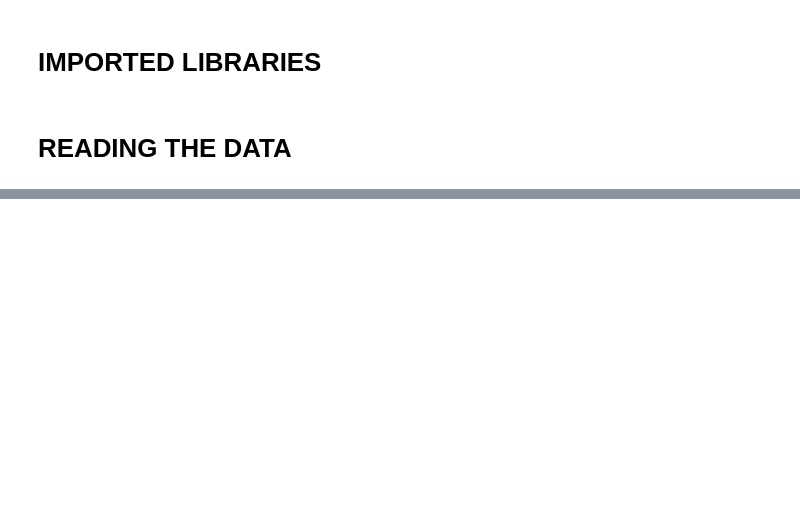
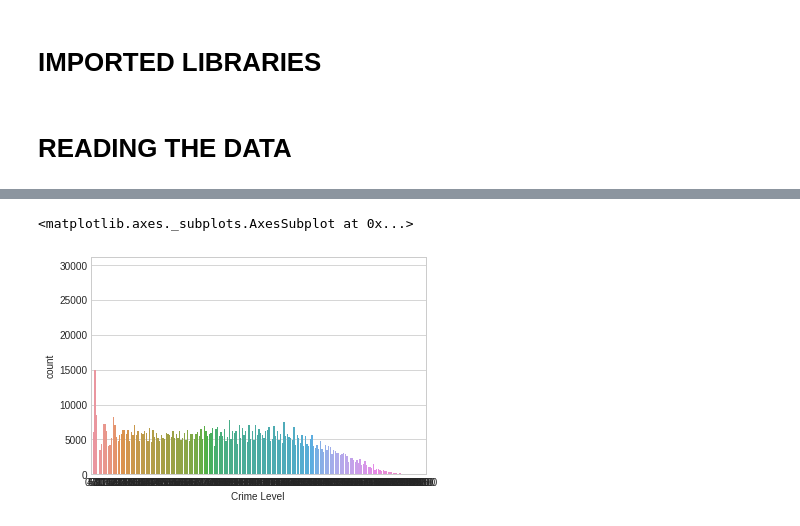
Before and after one commit to ZINAHAL/income_predictor_group_project_team203, a Jupyter notebook: main.ipynb, the cells around one changed output, grey strips where cells are left out. Cells and saved outputs as stored; diff of their text form; code cells hidden in the pictures; blank space fills up the shorter version.

```diff
--- a/main.ipynb
+++ b/main.ipynb
@@ -42,0 +95,5 @@ training_data.dropna(subset=['Year of Record'], inplace=True)
+# %%
+sns.countplot(training_data['Crime Level'])
+# %% [output]
+<matplotlib.axes._subplots.AxesSubplot at 0x...>
+[figure, added]
```
Also changed, not shown: parts of 34 cells of this notebook, 1 other file.
